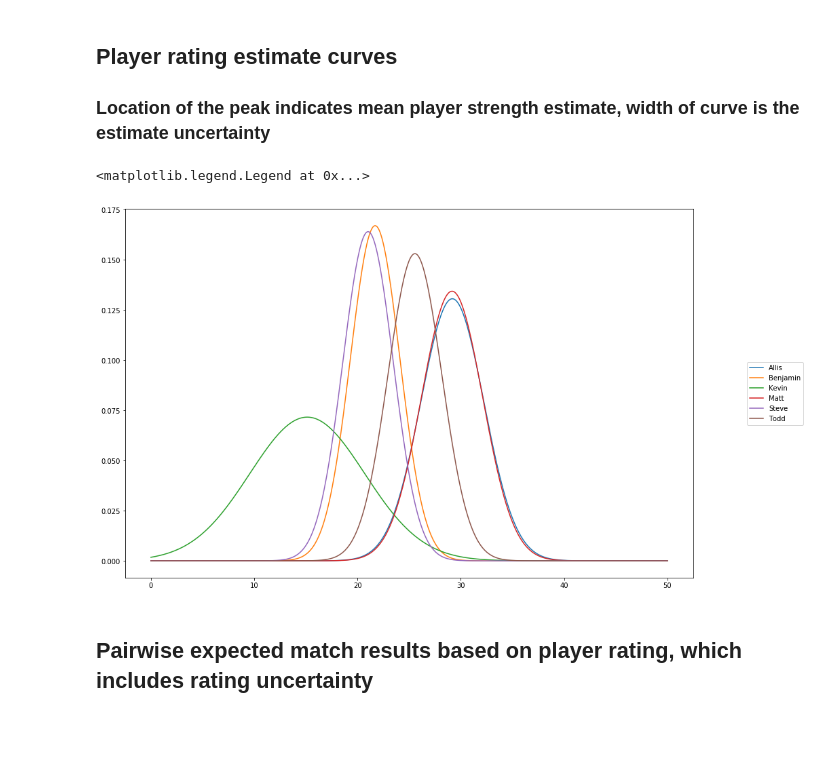
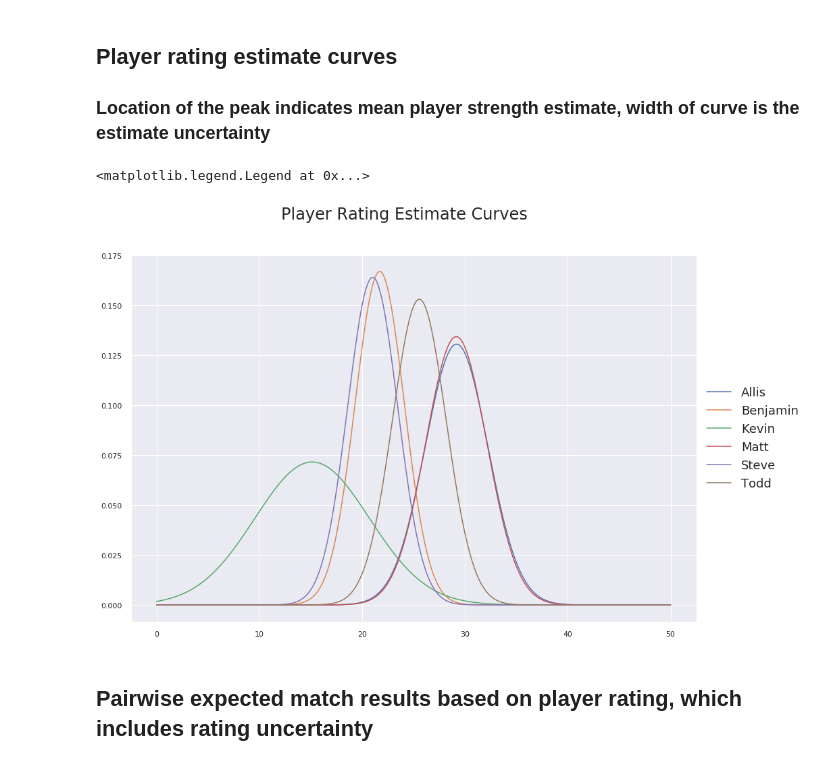
Before and after one commit to ThePlaidMentat/warrank, a Jupyter notebook: RedRankTrueSkill.ipynb, the cells around one changed output. Cells and saved outputs as stored; diff of their text form; code cells hidden in the pictures; blank space fills up the shorter version.

Commit message:
Simplify and include pairing heatmap

```diff
--- a/RedRankTrueSkill.ipynb
+++ b/RedRankTrueSkill.ipynb
@@ -12,7 +12,7 @@ from pandas.plotting import scatter_matrix
 import numpy as np
 import matplotlib.pyplot as plt
 
-plt.rcParams['figure.figsize'] = [15, 10]
+plt.style.use('seaborn')
 # %% [markdown]
 The game results for all games to date. This will be loaded dynamically from a Google Sheet in the future, but for now are recorded below.
 # %%
@@ -125,12 +108,14 @@ Todd: 17.74
 ## Player rating estimate curves
 ### Location of the peak indicates mean player strength estimate, width of curve is the estimate uncertainty
 # %%
+f = plt.figure(figsize=(15,10))
+f.suptitle('Player Rating Estimate Curves', fontsize=24)
 x = np.linspace(0,50,1000)
 for n, r in ratings.items():
     plt.plot(x, norm.pdf(x, loc=r.mu, scale=r.sigma), label=n)
-plt.legend(loc='center right', bbox_to_anchor=(1.2, 0.5))
+plt.legend(loc='center right', bbox_to_anchor=(1.2, 0.5), fontsize=18)
 # %% [output]
 <matplotlib.legend.Legend at 0x...>
-[figure, old version]
+[figure, new version]
 # %% [markdown]
 ## Pairwise expected match results based on player rating, which includes rating uncertainty
```
Also changed, not shown: parts of 7 cells of this notebook.
